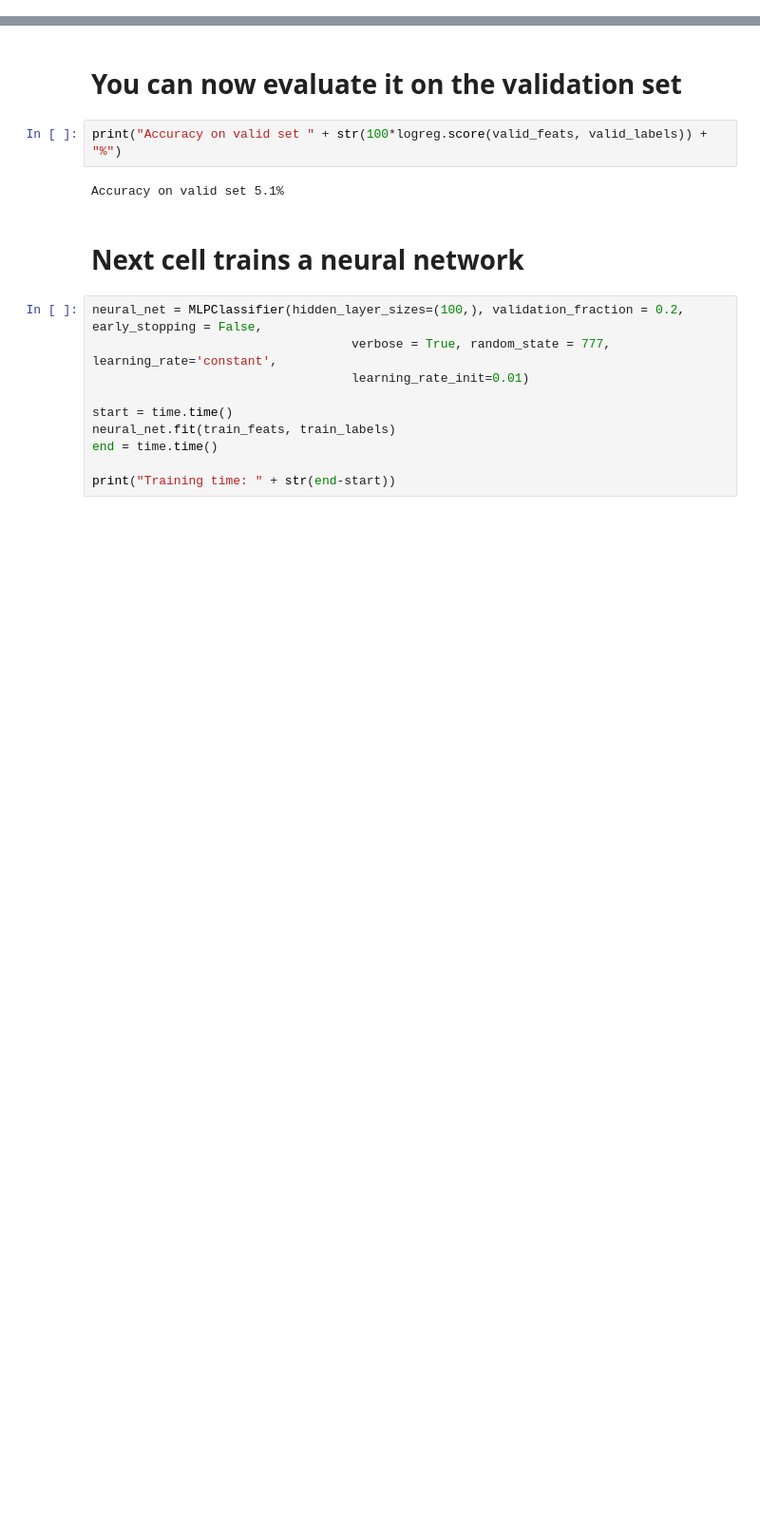
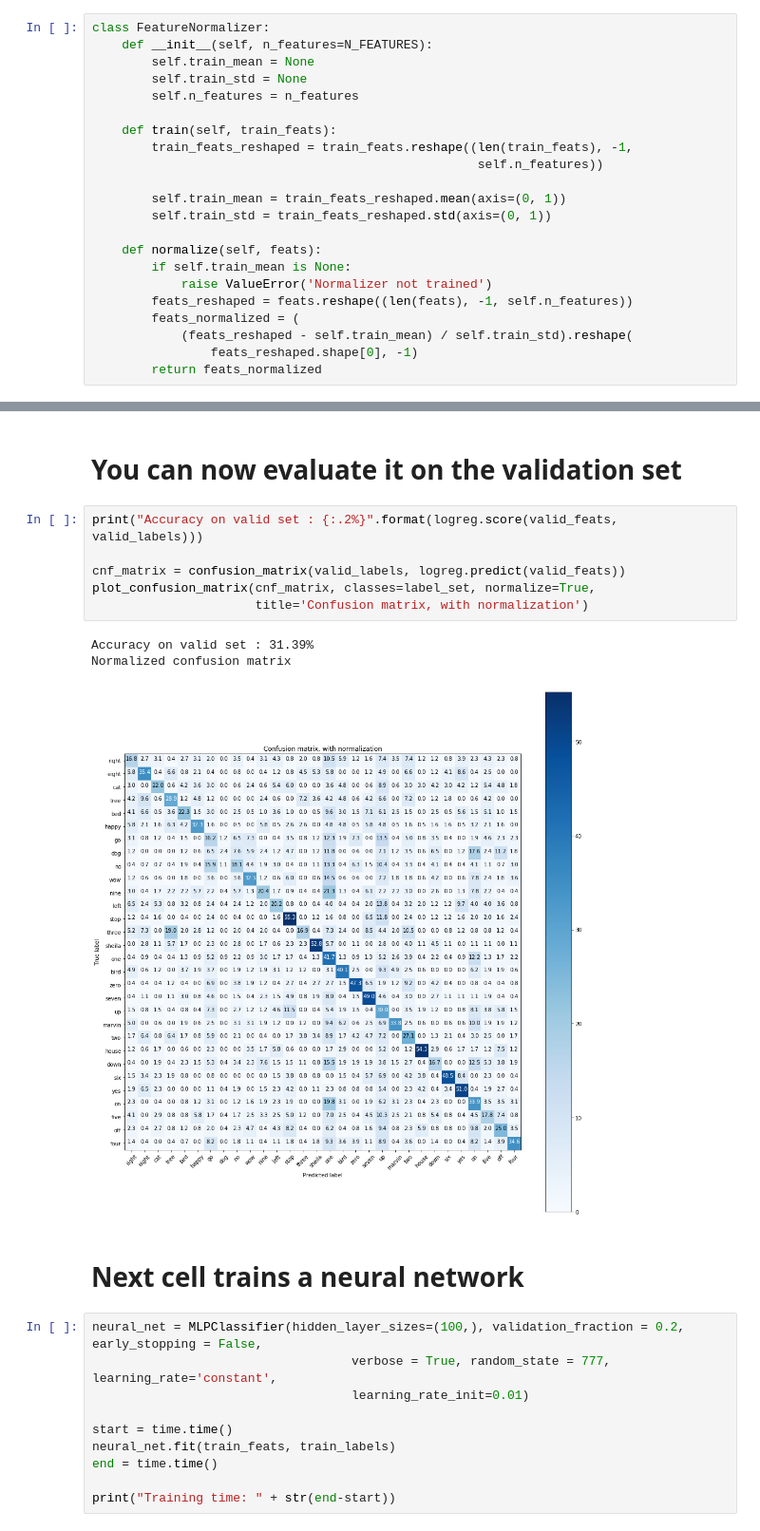
Before and after one commit to ClementAcher/MVA_NLP, a Jupyter notebook: TP1/speech_commands_mva_2019_py3.ipynb, the cells around one changed output, grey strips where cells are left out. Shown at 95% size. Cells and saved outputs as stored; diff of their text form; blank space fills up the shorter version.

```diff
--- a/TP1/speech_commands_mva_2019_py3.ipynb
+++ b/TP1/speech_commands_mva_2019_py3.ipynb
@@ -250,0 +404,22 @@ Time to output features: 56.99532604217529
+# %%
+class FeatureNormalizer:
+    def __init__(self, n_features=N_FEATURES):
+        self.train_mean = None
+        self.train_std = None
+        self.n_features = n_features
+
+    def train(self, train_feats):
+        train_feats_reshaped = train_feats.reshape((len(train_feats), -1,
+                                                    self.n_features))
+
+        self.train_mean = train_feats_reshaped.mean(axis=(0, 1))
+        self.train_std = train_feats_reshaped.std(axis=(0, 1))
+
+    def normalize(self, feats):
+        if self.train_mean is None:
+            raise ValueError('Normalizer not trained')
+        feats_reshaped = feats.reshape((len(feats), -1, self.n_features))
+        feats_normalized = (
+            (feats_reshaped - self.train_mean) / self.train_std).reshape(
+                feats_reshaped.shape[0], -1)
+        return feats_normalized
@@ -264,9 +500,15 @@ Training time: 5.711985349655151
 # %% [markdown]
 # You can now evaluate it on the validation set
 # %%
-print("Accuracy on valid set " + str(100*logreg.score(valid_feats, valid_labels)) + "%")
+print("Accuracy on valid set : {:.2%}".format(logreg.score(valid_feats, valid_labels)))
+
+cnf_matrix = confusion_matrix(valid_labels, logreg.predict(valid_feats))
+plot_confusion_matrix(cnf_matrix, classes=label_set, normalize=True,
+                      title='Confusion matrix, with normalization')
 # %% [output]
-Accuracy on valid set 5.1%
+Accuracy on valid set : 31.39%
+Normalized confusion matrix
+[figure, added]
 # %% [markdown]
 # Next cell trains a neural network
 # %%
```
Also changed, not shown: parts of 48 cells of this notebook, 4 other files.
